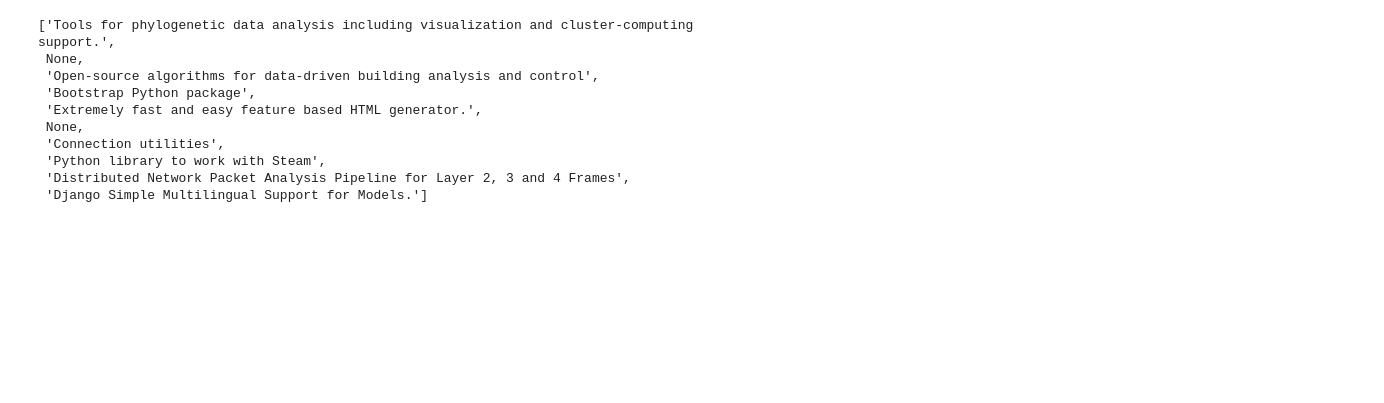
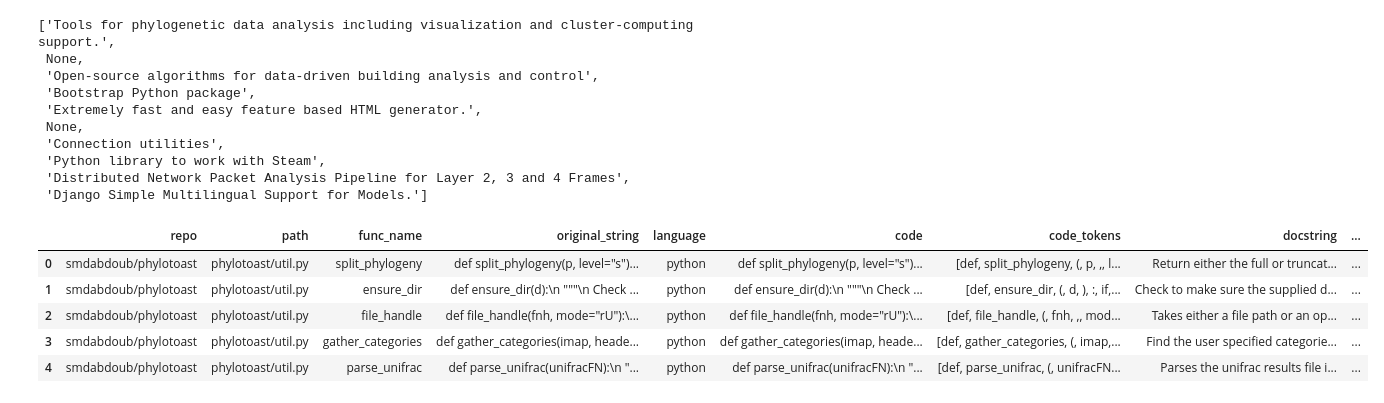
Before and after one commit to lambdaofgod/github_search, a Jupyter notebook: notebooks/CodeSearchNet_Repository_Descriptions.ipynb, the cells around one changed output. Drawn from its saved outputs; the diff is of its cells as text; code cells hidden in the pictures; blank space fills up the shorter version.

```diff
--- a/notebooks/CodeSearchNet_Repository_Descriptions.ipynb
+++ b/notebooks/CodeSearchNet_Repository_Descriptions.ipynb
@@ -155,3 +155,12 @@ pypi_descriptions_p[:10]
  'Python library to work with Steam',
  'Distributed Network Packet Analysis Pipeline for Layer 2, 3 and 4 Frames',
  'Django Simple Multilingual Support for Models.']
+# %%
+all_codesearch_df.head()
+# %% [output]
+|  | repo | path | func_name | original_string | language | code | code_tokens | docstring | ... |
+| 0 | smdabdoub/phylotoast | phylotoast/util.py | split_phylogeny | def split_phylogeny(p, level="s")... | python | def split_phylogeny(p, level="s")... | [def, split_phylogeny, (, p, ,, l... | Return either the full or truncat... | ... |
+| 1 | smdabdoub/phylotoast | phylotoast/util.py | ensure_dir | def ensure_dir(d):\n """\n Check ... | python | def ensure_dir(d):\n """\n Check ... | [def, ensure_dir, (, d, ), :, if,... | Check to make sure the supplied d... | ... |
+| 2 | smdabdoub/phylotoast | phylotoast/util.py | file_handle | def file_handle(fnh, mode="rU"):\... | python | def file_handle(fnh, mode="rU"):\... | [def, file_handle, (, fnh, ,, mod... | Takes either a file path or an op... | ... |
+| 3 | smdabdoub/phylotoast | phylotoast/util.py | gather_categories | def gather_categories(imap, heade... | python | def gather_categories(imap, heade... | [def, gather_categories, (, imap,... | Find the user specified categorie... | ... |
+| 4 | smdabdoub/phylotoast | phylotoast/util.py | parse_unifrac | def parse_unifrac(unifracFN):\n "... | python | def parse_unifrac(unifracFN):\n "... | [def, parse_unifrac, (, unifracFN... | Parses the unifrac results file i... | ... |
```
Also changed, not shown: parts of 31 cells of this notebook.
